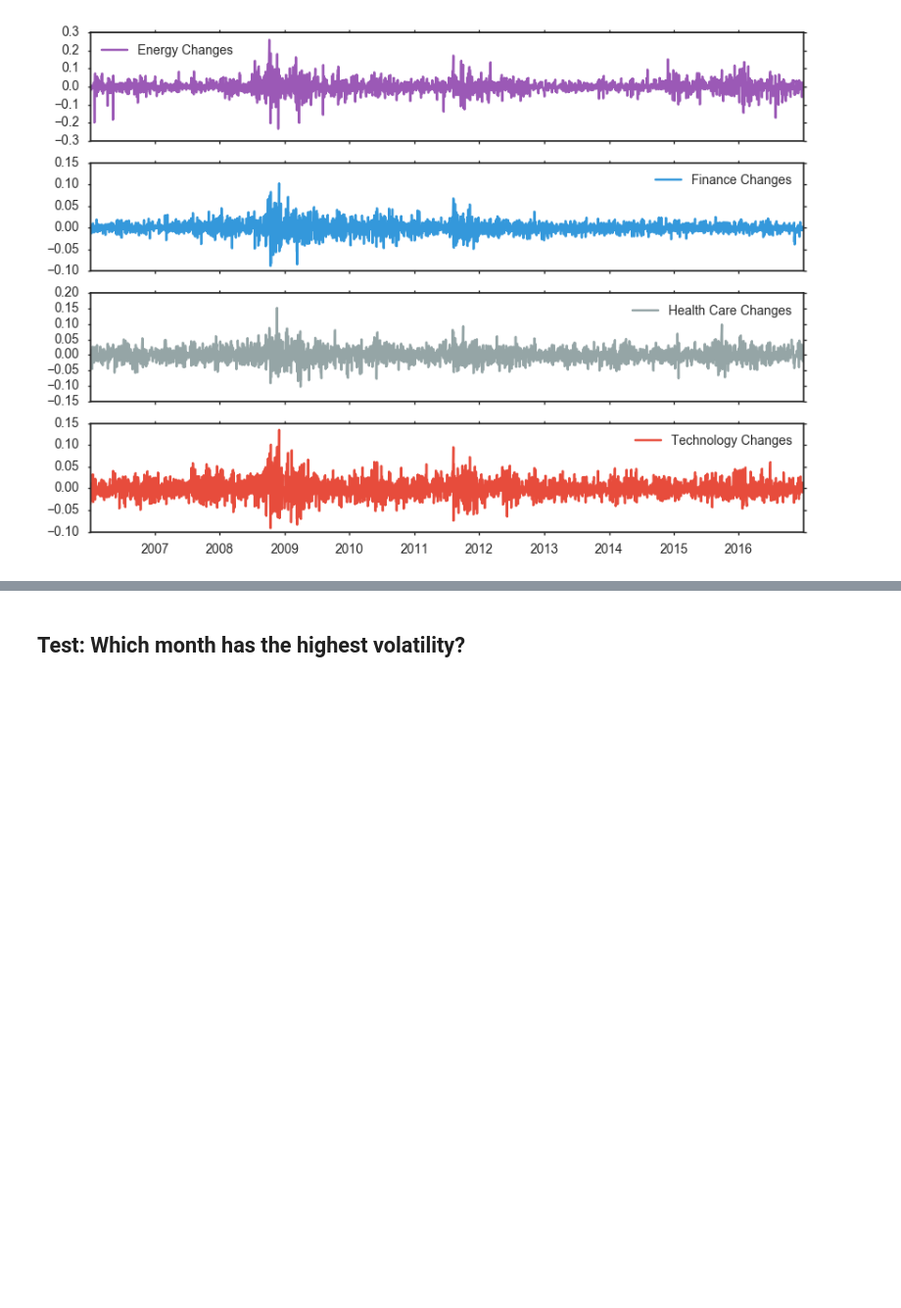
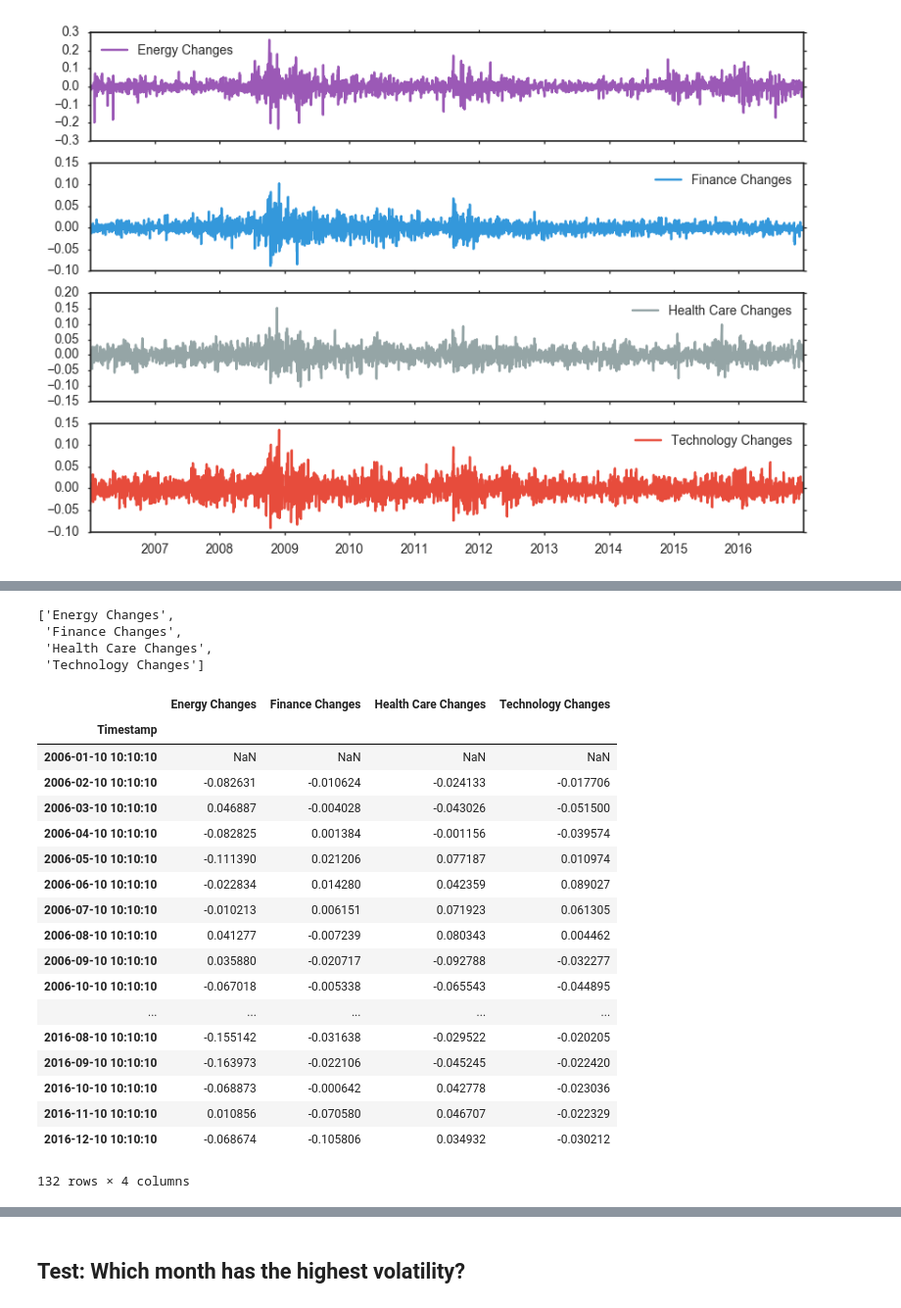
Before and after one commit to weiwang0531/stock-index, a Jupyter notebook: cleanproject.ipynb, the cells around one changed output, grey strips where cells are left out. Shown at 98% size. Drawn from its saved outputs; the diff is of its cells as text; code cells hidden in the pictures; blank space fills up the shorter version.

```diff
--- a/cleanproject.ipynb
+++ b/cleanproject.ipynb
@@ -261,0 +275,7 @@ plt.show()
+# %%
+plot_cols
+# %% [output]
+['Energy Changes',
+ 'Finance Changes',
+ 'Health Care Changes',
+ 'Technology Changes']
@@ -262 +299,23 @@ plt.show()
+# %%
+delta_avg
+# %% [output]
+|  | Energy Changes | Finance Changes | Health Care Changes | Technology Changes |
+| Timestamp |  |  |  |  |
+| 2006-01-10 10:10:10 | NaN | NaN | NaN | NaN |
+| 2006-02-10 10:10:10 | -0.082631 | -0.010624 | -0.024133 | -0.017706 |
+| 2006-03-10 10:10:10 | 0.046887 | -0.004028 | -0.043026 | -0.051500 |
+| 2006-04-10 10:10:10 | -0.082825 | 0.001384 | -0.001156 | -0.039574 |
+| 2006-05-10 10:10:10 | -0.111390 | 0.021206 | 0.077187 | 0.010974 |
+| 2006-06-10 10:10:10 | -0.022834 | 0.014280 | 0.042359 | 0.089027 |
+| 2006-07-10 10:10:10 | -0.010213 | 0.006151 | 0.071923 | 0.061305 |
+| 2006-08-10 10:10:10 | 0.041277 | -0.007239 | 0.080343 | 0.004462 |
+| 2006-09-10 10:10:10 | 0.035880 | -0.020717 | -0.092788 | -0.032277 |
+| 2006-10-10 10:10:10 | -0.067018 | -0.005338 | -0.065543 | -0.044895 |
+| ... | ... | ... | ... | ... |
+| 2016-08-10 10:10:10 | -0.155142 | -0.031638 | -0.029522 | -0.020205 |
+| 2016-09-10 10:10:10 | -0.163973 | -0.022106 | -0.045245 | -0.022420 |
+| 2016-10-10 10:10:10 | -0.068873 | -0.000642 | 0.042778 | -0.023036 |
+| 2016-11-10 10:10:10 | 0.010856 | -0.070580 | 0.046707 | -0.022329 |
+| 2016-12-10 10:10:10 | -0.068674 | -0.105806 | 0.034932 | -0.030212 |
+132 rows × 4 columns
 # %%
```
Also changed, not shown: parts of 20 cells of this notebook.
